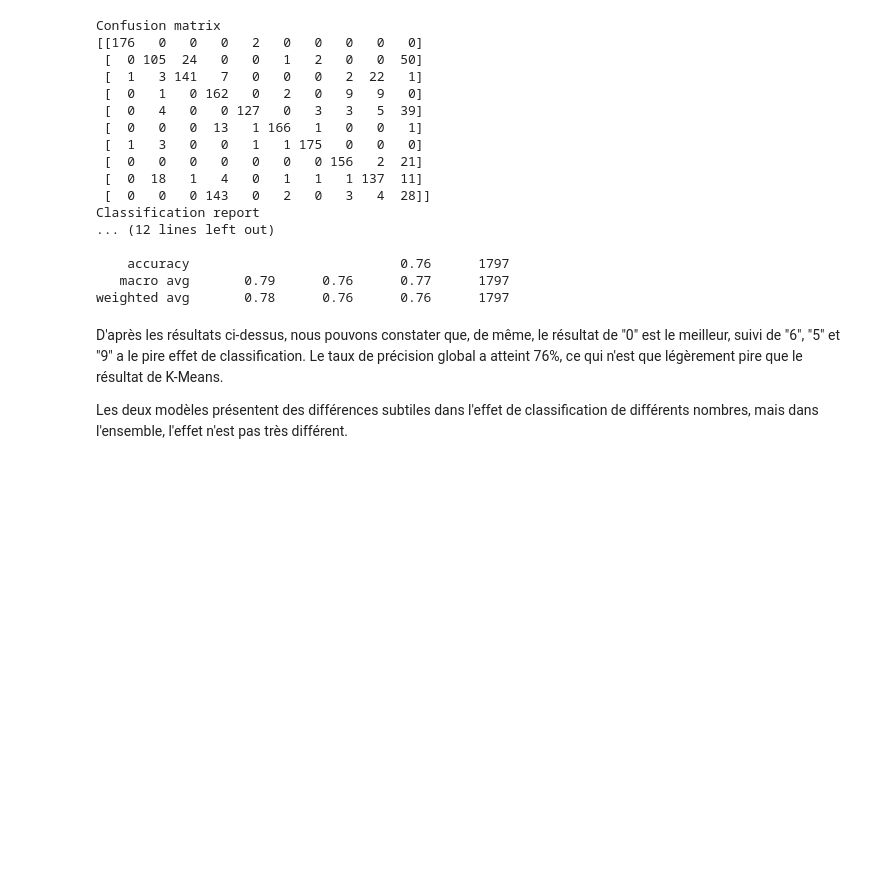
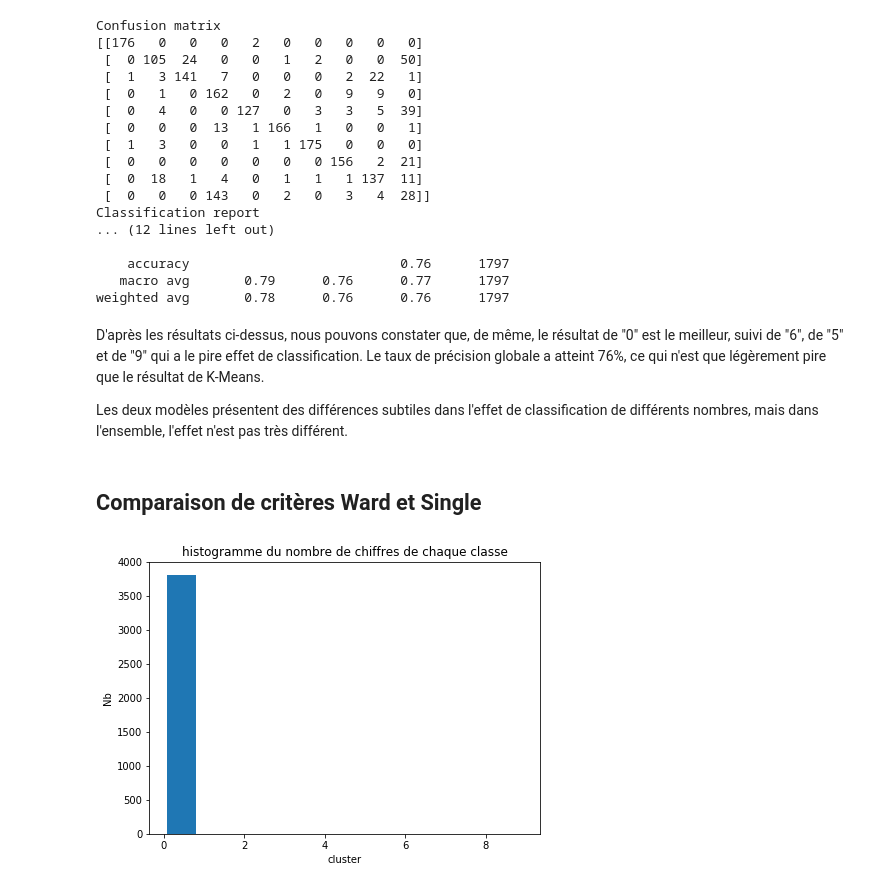
Before and after one commit to ZoeYou/prb-projet-tp-s4, a Jupyter notebook: projet/projet_prb.ipynb, the cells around one changed output. Drawn from its saved outputs; the diff is of its cells as text; code cells hidden in the pictures; blank space fills up the shorter version.

```diff
--- a/projet/projet_prb.ipynb
+++ b/projet/projet_prb.ipynb
@@ -377,6 +454,20 @@ Classification report
    macro avg       0.79      0.76      0.77      1797
 weighted avg       0.78      0.76      0.76      1797
 # %% [markdown]
-D'après les résultats ci-dessus, nous pouvons constater que, de même, le résultat de "0" est le meilleur, suivi de "6", "5" et "9" a le pire effet de classification. Le taux de précision global a atteint 76%, ce qui n'est que légèrement pire que le résultat de K-Means.
+D'après les résultats ci-dessus, nous pouvons constater que, de même, le résultat de "0" est le meilleur, suivi de "6", de "5" et de "9" qui a le pire effet de classification. Le taux de précision globale a atteint 76%, ce qui n'est que légèrement pire que le résultat de K-Means.
 
 Les deux modèles présentent des différences subtiles dans l'effet de classification de différents nombres, mais dans l'ensemble, l'effet n'est pas très différent.
+# %% [markdown]
+## Comparaison de critères Ward et Single
+# %%
+H_single=AgglomerativeClustering(n_clusters=10,affinity='euclidean',linkage='single')
+H_single.fit(X)
+
+plt.figure(figsize=(7, 5))
+plt.hist(H_single.labels_,histtype='bar',rwidth=0.8)
+plt.xlabel('cluster')
+plt.ylabel('Nb')
+plt.title('histogramme du nombre de chiffres de chaque classe')
+plt.show()
+# %% [output]
+[figure, added]
```
Also changed, not shown: parts of 33 cells of this notebook, 1 other file.
